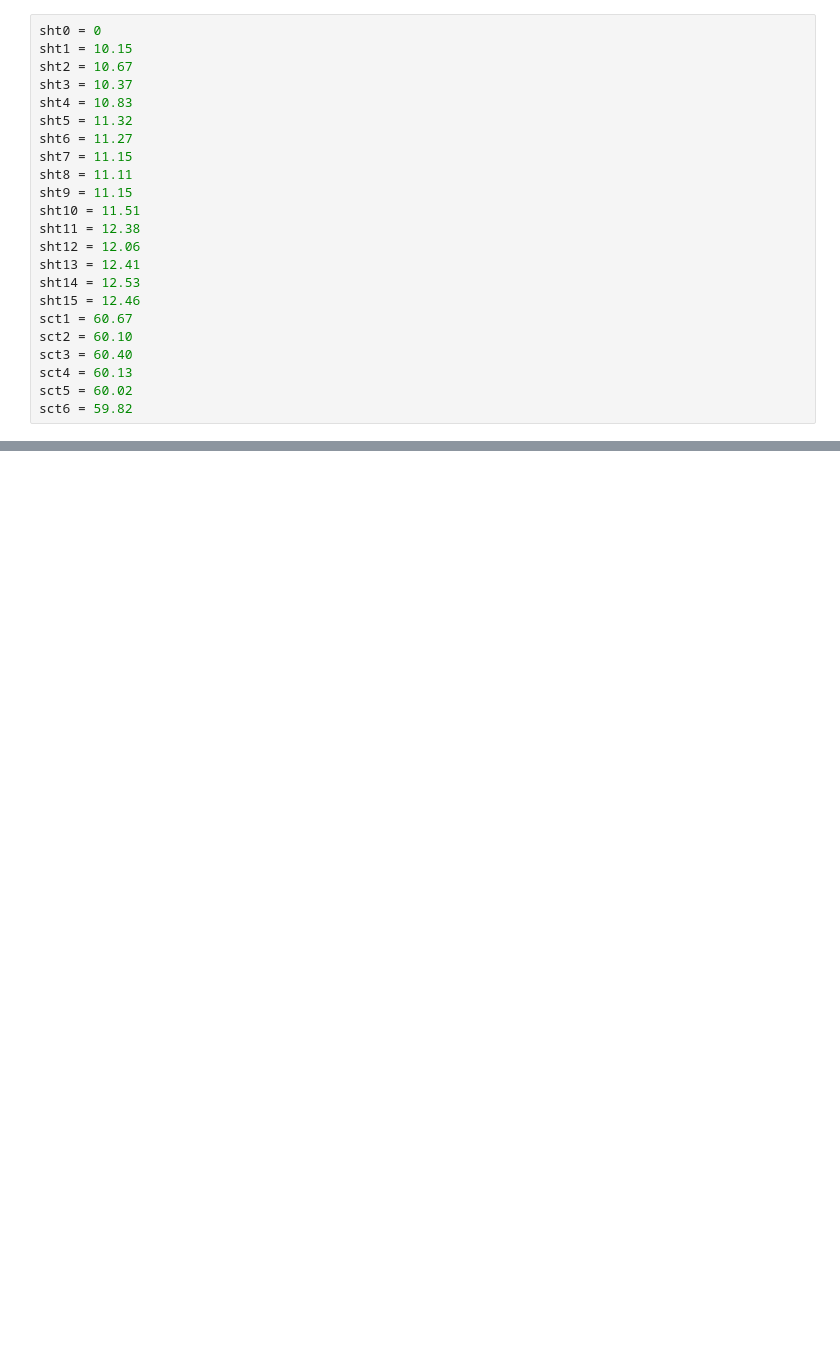
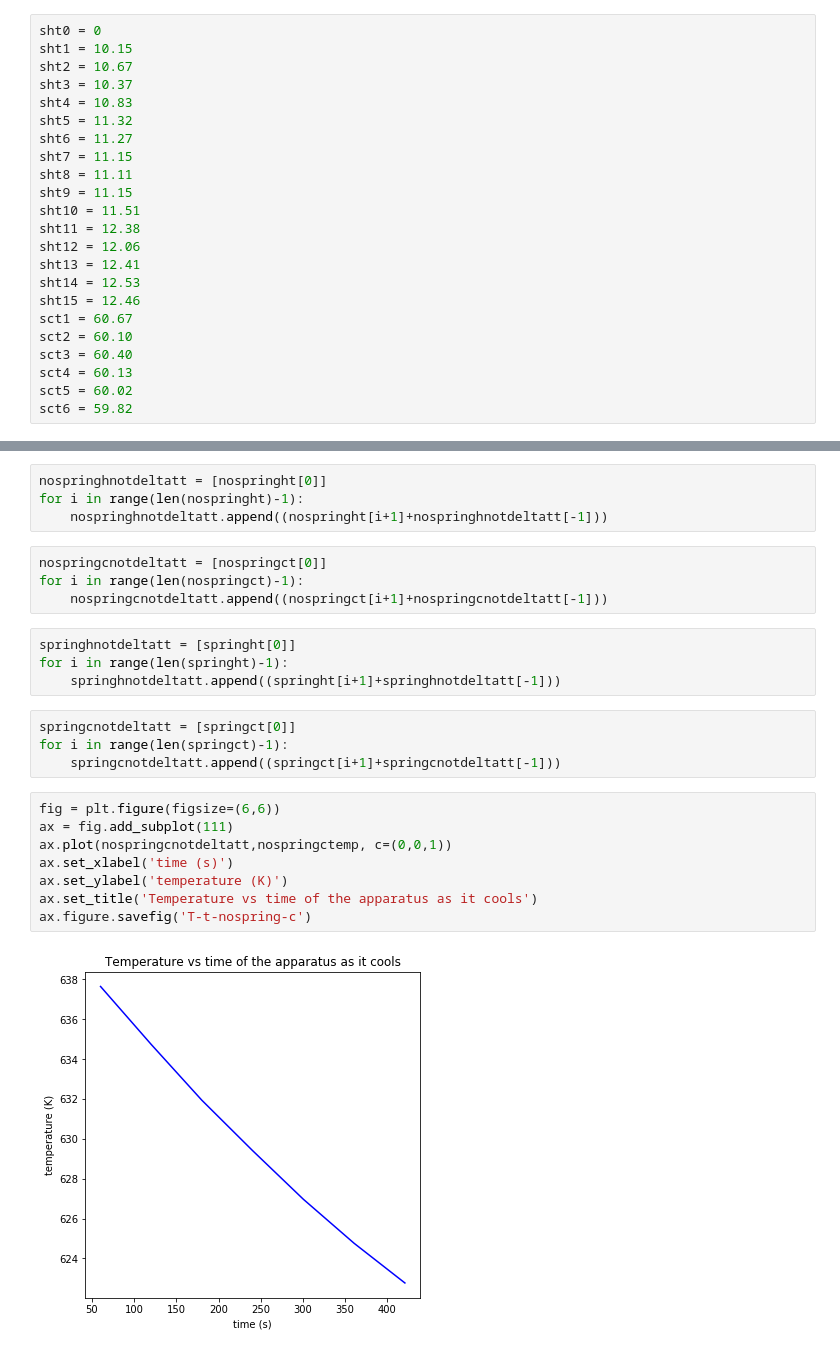
Before and after one commit to kaceyaurum/PHY-252-labs, a Jupyter notebook: lab3.ipynb, the cells around one changed output, grey strips where cells are left out. Cells and saved outputs as stored; diff of their text form; blank space fills up the shorter version.

```diff
--- a/lab3.ipynb
+++ b/lab3.ipynb
@@ -117,0 +178,26 @@ sct6 = 59.82
+# %%
+nospringhnotdeltatt = [nospringht[0]]
+for i in range(len(nospringht)-1):
+    nospringhnotdeltatt.append((nospringht[i+1]+nospringhnotdeltatt[-1]))
+# %%
+nospringcnotdeltatt = [nospringct[0]]
+for i in range(len(nospringct)-1):
+    nospringcnotdeltatt.append((nospringct[i+1]+nospringcnotdeltatt[-1]))
+# %%
+springhnotdeltatt = [springht[0]]
+for i in range(len(springht)-1):
+    springhnotdeltatt.append((springht[i+1]+springhnotdeltatt[-1]))
+# %%
+springcnotdeltatt = [springct[0]]
+for i in range(len(springct)-1):
+    springcnotdeltatt.append((springct[i+1]+springcnotdeltatt[-1]))
+# %%
+fig = plt.figure(figsize=(6,6))
+ax = fig.add_subplot(111)
+ax.plot(nospringcnotdeltatt,nospringctemp, c=(0,0,1))
+ax.set_xlabel('time (s)')
+ax.set_ylabel('temperature (K)')
+ax.set_title('Temperature vs time of the apparatus as it cools')
+ax.figure.savefig('T-t-nospring-c')
+# %% [output]
+[figure, added]
```
Also changed, not shown: parts of 48 cells of this notebook, 15 other files.
